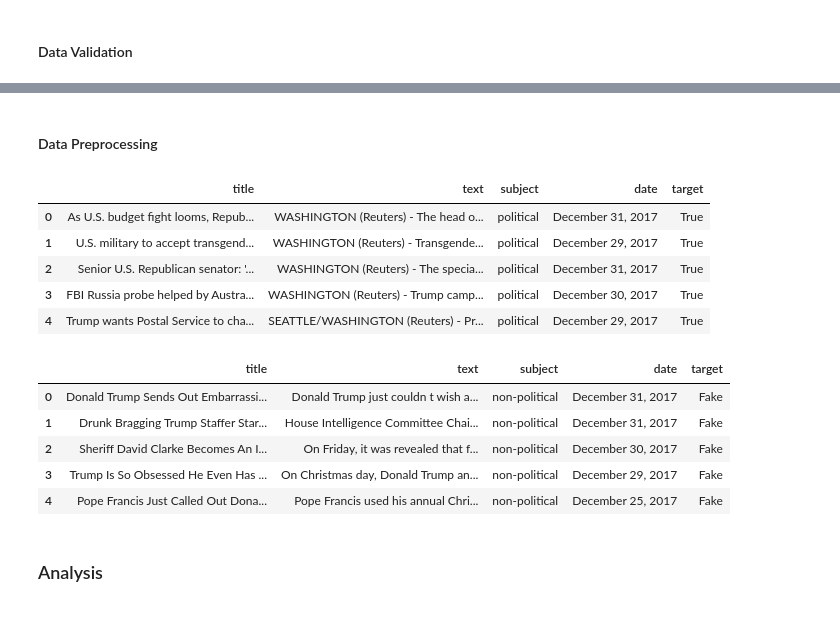
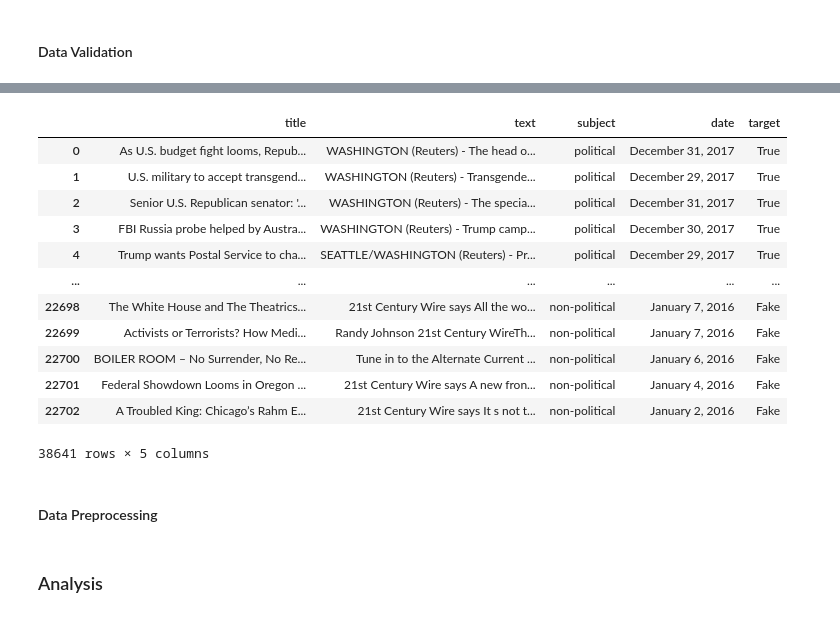
Before and after one commit to Vin-dictive/fake-real-news-detection, a Jupyter notebook: notebooks/analysis.ipynb, the cells around one changed output, grey strips where cells are left out. Drawn from its saved outputs; the diff is of its cells as text; code cells hidden in the pictures.

```diff
--- a/notebooks/analysis.ipynb
+++ b/notebooks/analysis.ipynb
@@ -121,31 +230,30 @@ schema.validate(fake_df, lazy=True)
+# %%
+complete_df = pd.concat([true_df, fake_df])
+
+# check target/response variable follows expected distribution:
+def expected_target_distribution(df):
+    return (df['target'].value_counts(normalize=True) < 0.95).all()
+# %%
+schema3 = pa.DataFrameSchema(
+    checks=[pa.Check(expected_target_distribution,
+                     error="Target is too imbalanced")]
+)
+# %%
+schema3.validate(complete_df)
+# %% [output]
+|  | title | text | subject | date | target |
+| 0 | As U.S. budget fight looms, Repub... | WASHINGTON (Reuters) - The head o... | political | December 31, 2017 | True |
+| 1 | U.S. military to accept transgend... | WASHINGTON (Reuters) - Transgende... | political | December 29, 2017 | True |
+| 2 | Senior U.S. Republican senator: '... | WASHINGTON (Reuters) - The specia... | political | December 31, 2017 | True |
+| 3 | FBI Russia probe helped by Austra... | WASHINGTON (Reuters) - Trump camp... | political | December 30, 2017 | True |
+| 4 | Trump wants Postal Service to cha... | SEATTLE/WASHINGTON (Reuters) - Pr... | political | December 29, 2017 | True |
+| ... | ... | ... | ... | ... | ... |
+| 22698 | The White House and The Theatrics... | 21st Century Wire says All the wo... | non-political | January 7, 2016 | Fake |
+| 22699 | Activists or Terrorists? How Medi... | Randy Johnson 21st Century WireTh... | non-political | January 7, 2016 | Fake |
+| 22700 | BOILER ROOM – No Surrender, No Re... | Tune in to the Alternate Current ... | non-political | January 6, 2016 | Fake |
+| 22701 | Federal Showdown Looms in Oregon ... | 21st Century Wire says A new fron... | non-political | January 4, 2016 | Fake |
+| 22702 | A Troubled King: Chicago’s Rahm E... | 21st Century Wire says It s not t... | non-political | January 2, 2016 | Fake |
+38641 rows × 5 columns
 # %% [markdown]
 #### Data Preprocessing
-# %%
-true_df['target'] = 'True'
-true_df['subject'] = true_df['subject'].replace('politicsNews', 'political')
-true_df['subject'] = true_df['subject'].replace('worldnews', 'non-political')
-true_df.head()
-# %% [output]
-|  | title | text | subject | date | target |
-| 0 | As U.S. budget fight looms, Repub... | WASHINGTON (Reuters) - The head o... | political | December 31, 2017 | True |
-| 1 | U.S. military to accept transgend... | WASHINGTON (Reuters) - Transgende... | political | December 29, 2017 | True |
-| 2 | Senior U.S. Republican senator: '... | WASHINGTON (Reuters) - The specia... | political | December 31, 2017 | True |
-| 3 | FBI Russia probe helped by Austra... | WASHINGTON (Reuters) - Trump camp... | political | December 30, 2017 | True |
-| 4 | Trump wants Postal Service to cha... | SEATTLE/WASHINGTON (Reuters) - Pr... | political | December 29, 2017 | True |
-# %%
-fake_df['target'] = 'Fake'
-fake_df['subject'] = fake_df['subject'].replace('politics', 'political')
-fake_df['subject'] = fake_df['subject'].replace('left-news', 'political')
-fake_df['subject'] = fake_df['subject'].replace('Government News', 'political')
-fake_df['subject'] = fake_df['subject'].replace('News', 'non-political')
-fake_df['subject'] = fake_df['subject'].replace('US_News', 'non-political')
-fake_df['subject'] = fake_df['subject'].replace('Middle-east', 'non-political')
-fake_df.head()
-# %% [output]
-|  | title | text | subject | date | target |
-| 0 | Donald Trump Sends Out Embarrassi... | Donald Trump just couldn t wish a... | non-political | December 31, 2017 | Fake |
-| 1 | Drunk Bragging Trump Staffer Star... | House Intelligence Committee Chai... | non-political | December 31, 2017 | Fake |
-| 2 | Sheriff David Clarke Becomes An I... | On Friday, it was revealed that f... | non-political | December 30, 2017 | Fake |
-| 3 | Trump Is So Obsessed He Even Has ... | On Christmas day, Donald Trump an... | non-political | December 29, 2017 | Fake |
-| 4 | Pope Francis Just Called Out Dona... | Pope Francis used his annual Chri... | non-political | December 25, 2017 | Fake |
 # %%
```
Also changed, not shown: parts of 11 cells of this notebook.
